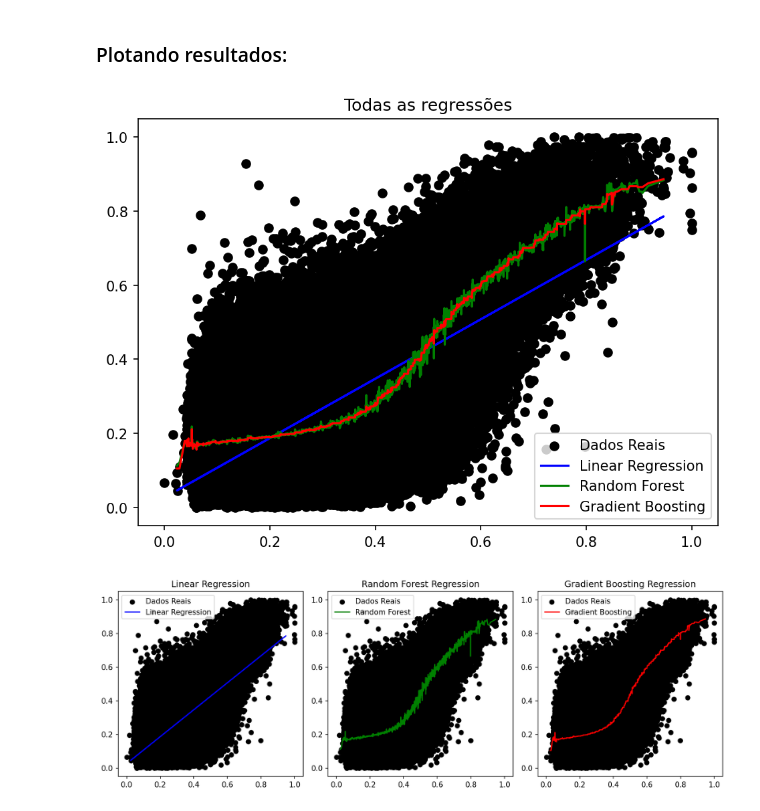
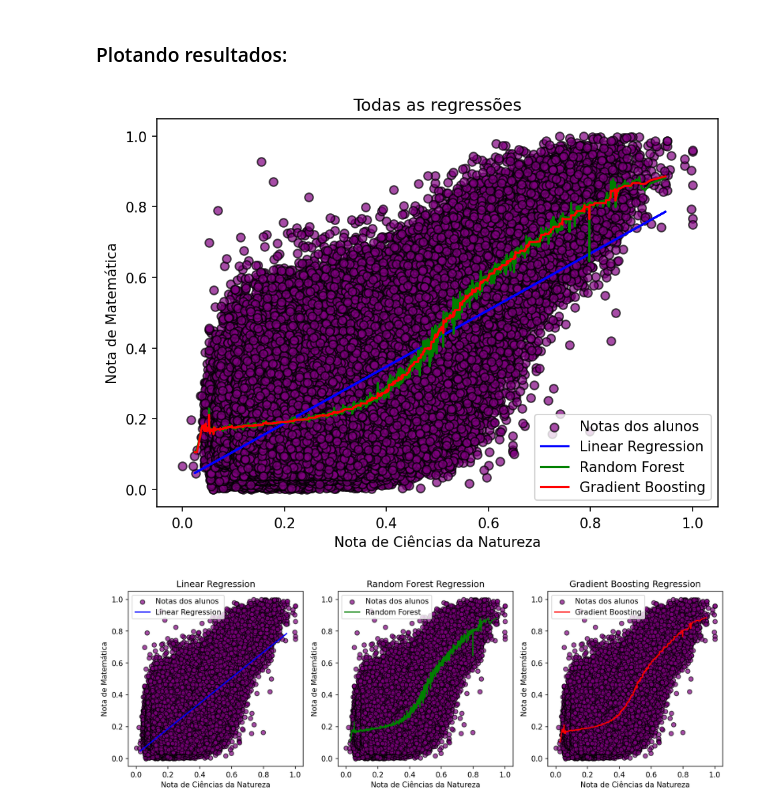
Before and after one commit to gabriel-fonseca-repo/enem-microdados-ml, a Jupyter notebook: src/reg.ipynb, the cells around one changed output. Drawn from its saved outputs; the diff is of its cells as text; code cells hidden in the pictures.

Commit message:
Melhor visualização do gráfico.

```diff
--- a/src/reg.ipynb
+++ b/src/reg.ipynb
@@ -192,8 +192,10 @@ Y_pred_rfr_sorted = Y_pred_rfr[sorted_idx]
 Y_pred_gbr_sorted = Y_pred_gbr[sorted_idx]
 
 plt.figure(dpi=150)
+plt.ylabel("Nota de Matemática")
+plt.xlabel("Nota de Ciências da Natureza")
 
-plt.scatter(X, Y, color="black", label="Dados Reais")
+plt.scatter(X, Y, color="purple", label="Notas dos alunos", alpha=0.7, edgecolors="black")
 plt.plot(X_test, Y_pred_linreg, color="blue", label="Linear Regression")
 
 plt.plot(X_test_sorted, Y_pred_rfr_sorted, color="green", label="Random Forest")
@@ -204,29 +206,35 @@ plt.legend()
 plt.tight_layout()
 plt.show()
 # %% [output]
-[figure, old version]
+[figure, new version]
 # %%
 plt.figure(figsize=(12, 8), dpi=150)
 
 plt.subplot(1, 3, 1, aspect="equal")
-plt.scatter(X, Y, color="black", label="Dados Reais")
+plt.ylabel("Nota de Matemática")
+plt.xlabel("Nota de Ciências da Natureza")
+plt.scatter(X, Y, color="purple", label="Notas dos alunos", alpha=0.7, edgecolors="black")
 plt.plot(X_test, Y_pred_linreg, color="blue", label="Linear Regression")
 plt.title("Linear Regression")
 plt.legend()
 
 plt.subplot(1, 3, 2, aspect="equal")
-plt.scatter(X, Y, color="black", label="Dados Reais")
+plt.ylabel("Nota de Matemática")
+plt.xlabel("Nota de Ciências da Natureza")
+plt.scatter(X, Y, color="purple", label="Notas dos alunos", alpha=0.7, edgecolors="black")
 plt.plot(X_test_sorted, Y_pred_rfr_sorted, color="green", label="Random Forest")
 plt.title("Random Forest Regression")
 plt.legend()
 
 plt.subplot(1, 3, 3, aspect="equal")
-plt.scatter(X, Y, color="black", label="Dados Reais")
+plt.ylabel("Nota de Matemática")
+plt.xlabel("Nota de Ciências da Natureza")
+plt.scatter(X, Y, color="purple", label="Notas dos alunos", alpha=0.7, edgecolors="black")
 plt.plot(X_test_sorted, Y_pred_gbr_sorted, color="red", label="Gradient Boosting")
 plt.title("Gradient Boosting Regression")
 plt.legend()
 
 plt.tight_layout()
 plt.show()
 # %% [output]
-[figure, old version]
+[figure, new version]
```
Also changed, not shown: parts of 2 cells of this notebook.
